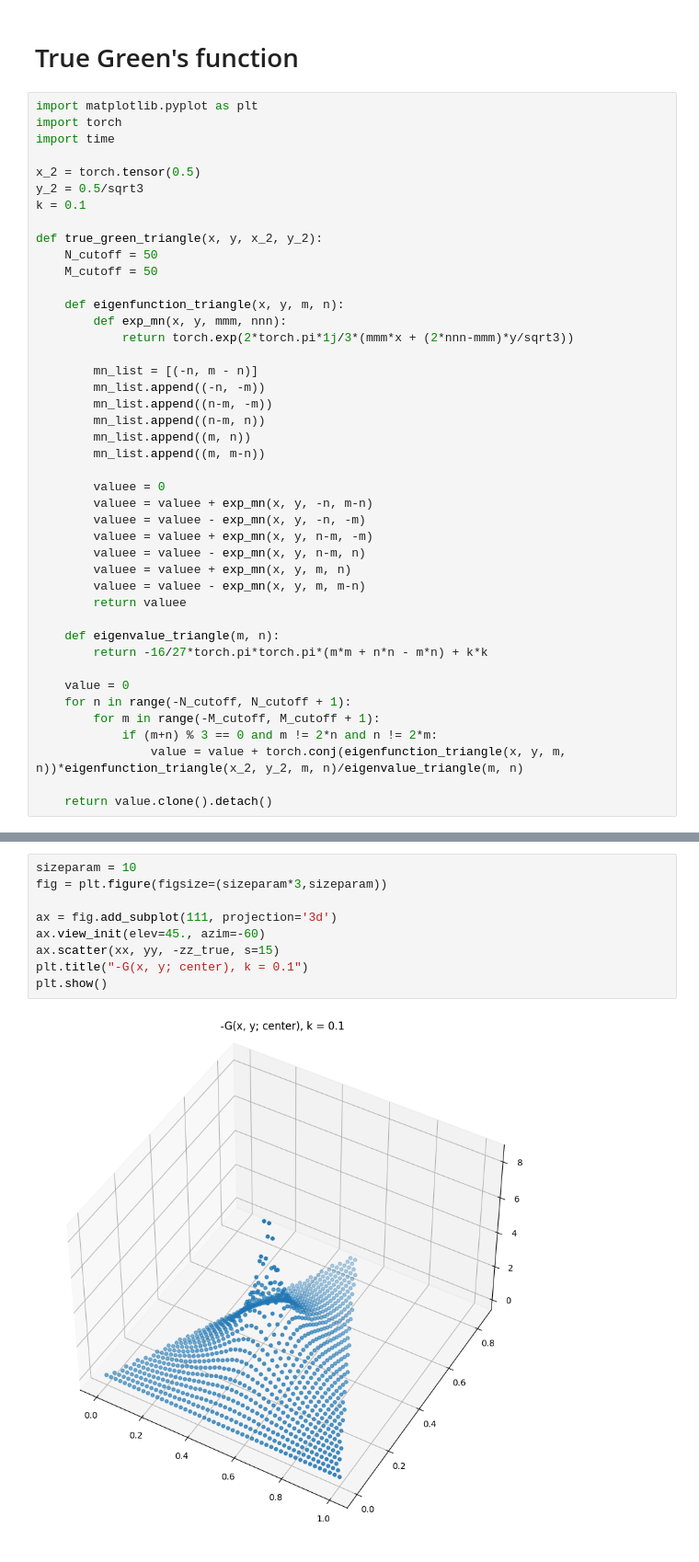
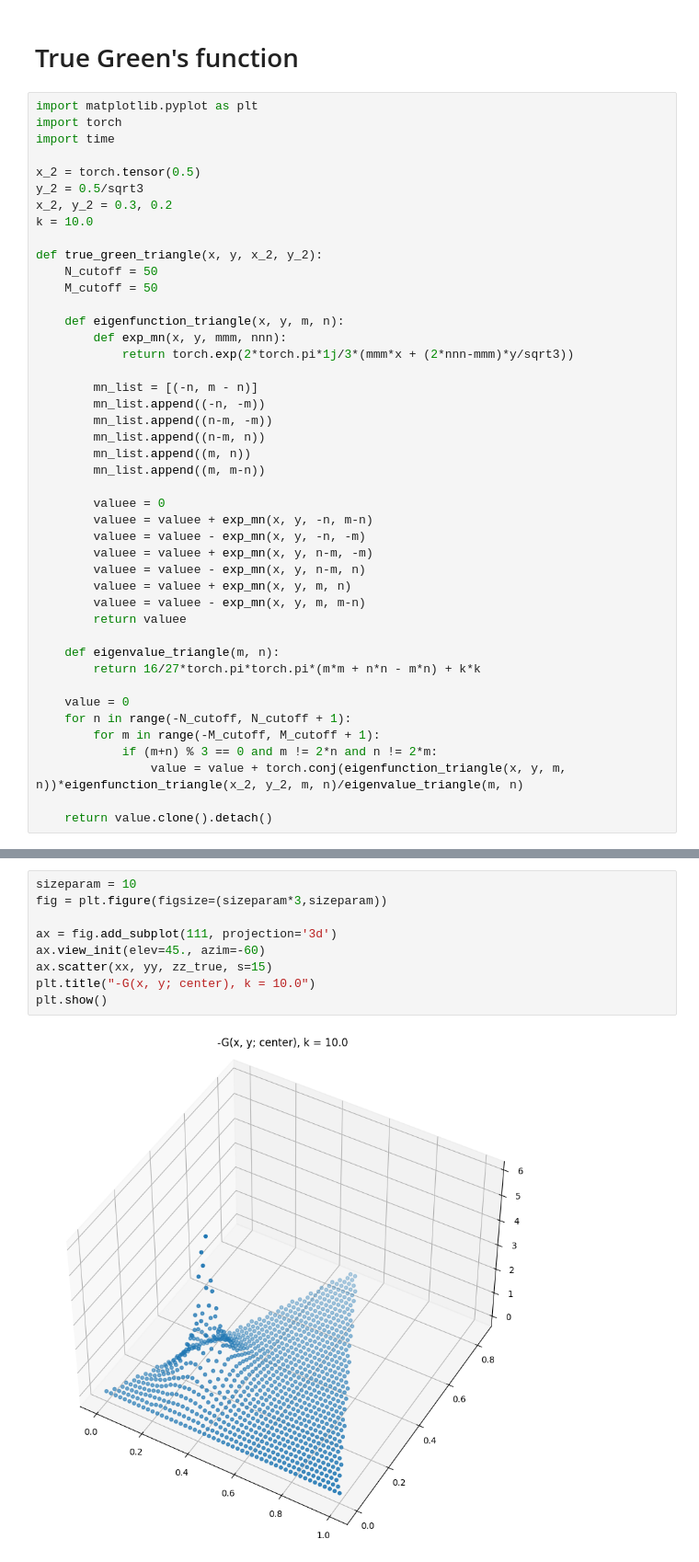
Before and after one commit to xx257xx/KIAS-AI-GROUP-7, a Jupyter notebook: analytic_triangle.ipynb, the cells around one changed output, grey strips where cells are left out. Shown at 92% size. Cells and saved outputs as stored; diff of their text form.

```diff
--- a/analytic_triangle.ipynb
+++ b/analytic_triangle.ipynb
@@ -54,7 +54,8 @@ import time
 
 x_2 = torch.tensor(0.5)
 y_2 = 0.5/sqrt3
-k = 0.1
+x_2, y_2 = 0.3, 0.2
+k = 10.0
 
 def true_green_triangle(x, y, x_2, y_2):
     N_cutoff = 50
@@ -81,7 +82,7 @@ def true_green_triangle(x, y, x_2, y_2):
         return valuee
 
     def eigenvalue_triangle(m, n):
-        return -16/27*torch.pi*torch.pi*(m*m + n*n - m*n) + k*k
+        return 16/27*torch.pi*torch.pi*(m*m + n*n - m*n) + k*k
 
     value = 0
     for n in range(-N_cutoff, N_cutoff + 1):
@@ -102,14 +103,14 @@ print(f"{time.time()-start:.4f} sec")
 # %%
 sizeparam = 10
 fig = plt.figure(figsize=(sizeparam*3,sizeparam))
 
 ax = fig.add_subplot(111, projection='3d')
 ax.view_init(elev=45., azim=-60)
-ax.scatter(xx, yy, -zz_true, s=15)
-plt.title("-G(x, y; center), k = 0.1")
+ax.scatter(xx, yy, zz_true, s=15)
+plt.title("-G(x, y; center), k = 10.0")
 plt.show()
 # %% [output]
-[figure, old version]
+[figure, new version]
 # %%
 sizeparam = 5
 plt.figure(figsize=(1.25*sizeparam,sizeparam))
```
Also changed, not shown: parts of 2 cells of this notebook, 3 other files.
